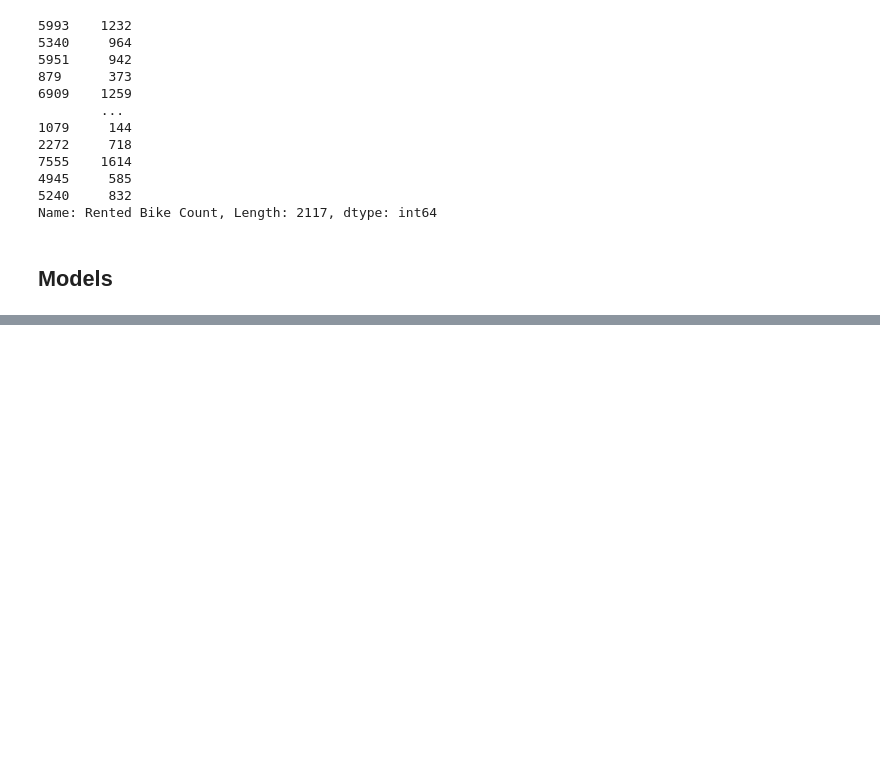
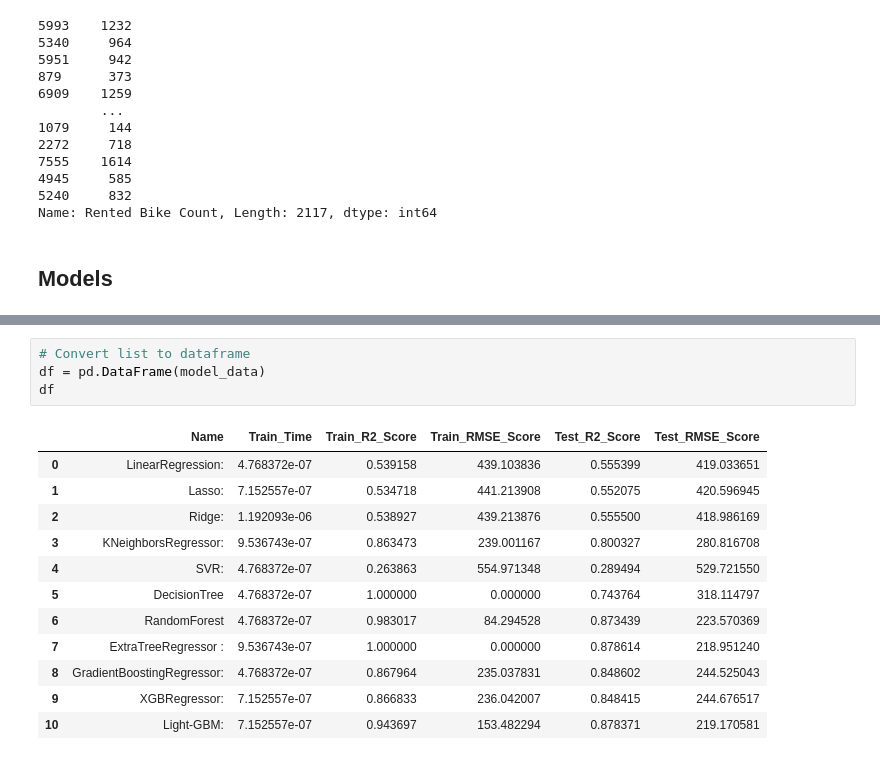
Before and after one commit to Amit-95/Bike_sharing_demand_pred, a Jupyter notebook: Bike_Sharing_Demand_Prediction_Capstone_Project.ipynb, the cells around one changed output, grey strips where cells are left out. Drawn from its saved outputs; the diff is of its cells as text; blank space fills up the shorter version.

```diff
--- a/Bike_Sharing_Demand_Prediction_Capstone_Project.ipynb
+++ b/Bike_Sharing_Demand_Prediction_Capstone_Project.ipynb
@@ -727,0 +771,17 @@ Name: Rented Bike Count, Length: 2117, dtype: int64
+# %%
+# Convert list to dataframe
+df = pd.DataFrame(model_data)
+df
+# %% [output]
+|  | Name | Train_Time | Train_R2_Score | Train_RMSE_Score | Test_R2_Score | Test_RMSE_Score |
+| 0 | LinearRegression: | 4.768372e-07 | 0.539158 | 439.103836 | 0.555399 | 419.033651 |
+| 1 | Lasso: | 7.152557e-07 | 0.534718 | 441.213908 | 0.552075 | 420.596945 |
+| 2 | Ridge: | 1.192093e-06 | 0.538927 | 439.213876 | 0.555500 | 418.986169 |
+| 3 | KNeighborsRegressor: | 9.536743e-07 | 0.863473 | 239.001167 | 0.800327 | 280.816708 |
+| 4 | SVR: | 4.768372e-07 | 0.263863 | 554.971348 | 0.289494 | 529.721550 |
+| 5 | DecisionTree | 4.768372e-07 | 1.000000 | 0.000000 | 0.743764 | 318.114797 |
+| 6 | RandomForest | 4.768372e-07 | 0.983017 | 84.294528 | 0.873439 | 223.570369 |
+| 7 | ExtraTreeRegressor : | 9.536743e-07 | 1.000000 | 0.000000 | 0.878614 | 218.951240 |
+| 8 | GradientBoostingRegressor: | 4.768372e-07 | 0.867964 | 235.037831 | 0.848602 | 244.525043 |
+| 9 | XGBRegressor: | 7.152557e-07 | 0.866833 | 236.042007 | 0.848415 | 244.676517 |
+| 10 | Light-GBM: | 7.152557e-07 | 0.943697 | 153.482294 | 0.878371 | 219.170581 |
```
Also changed, not shown: parts of 10 cells of this notebook.
